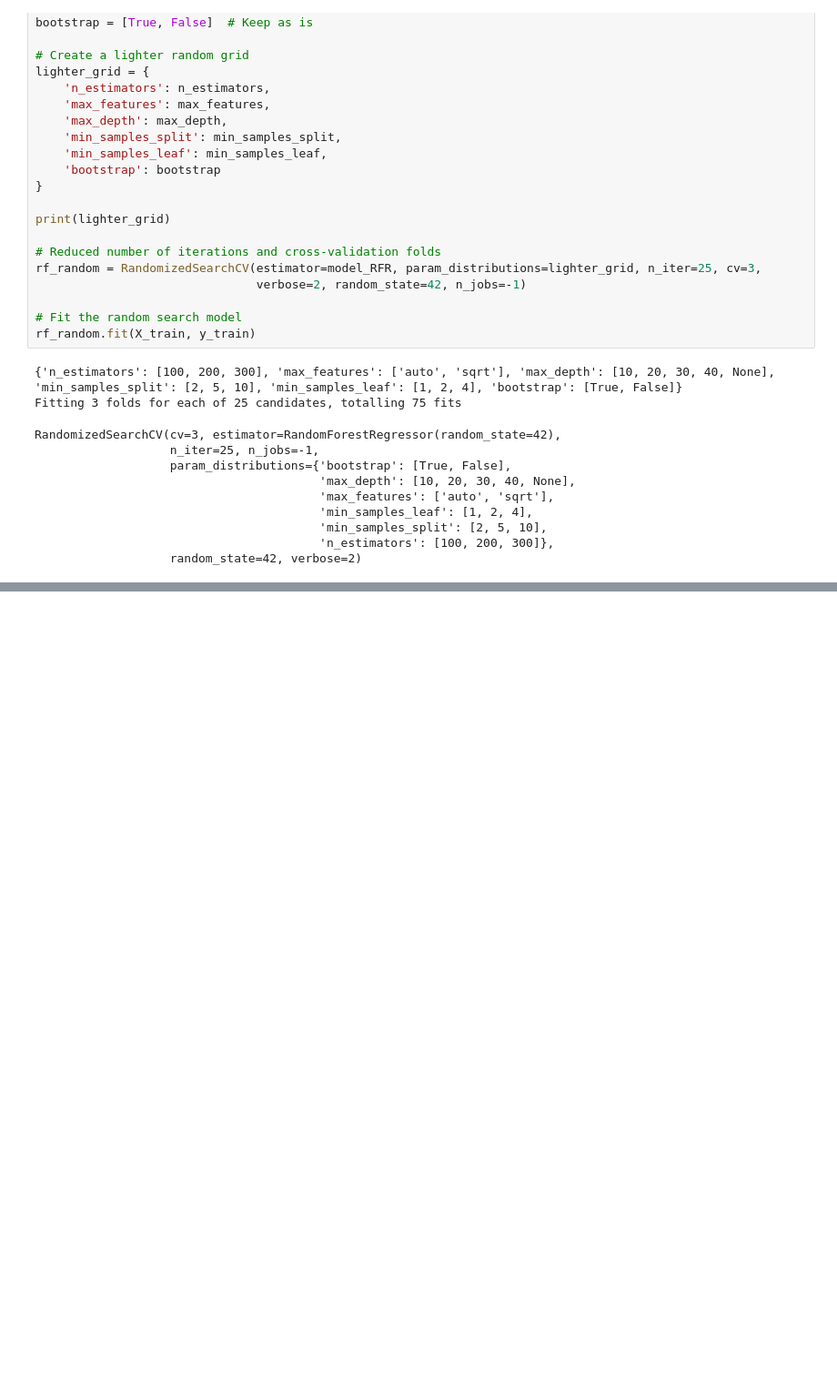
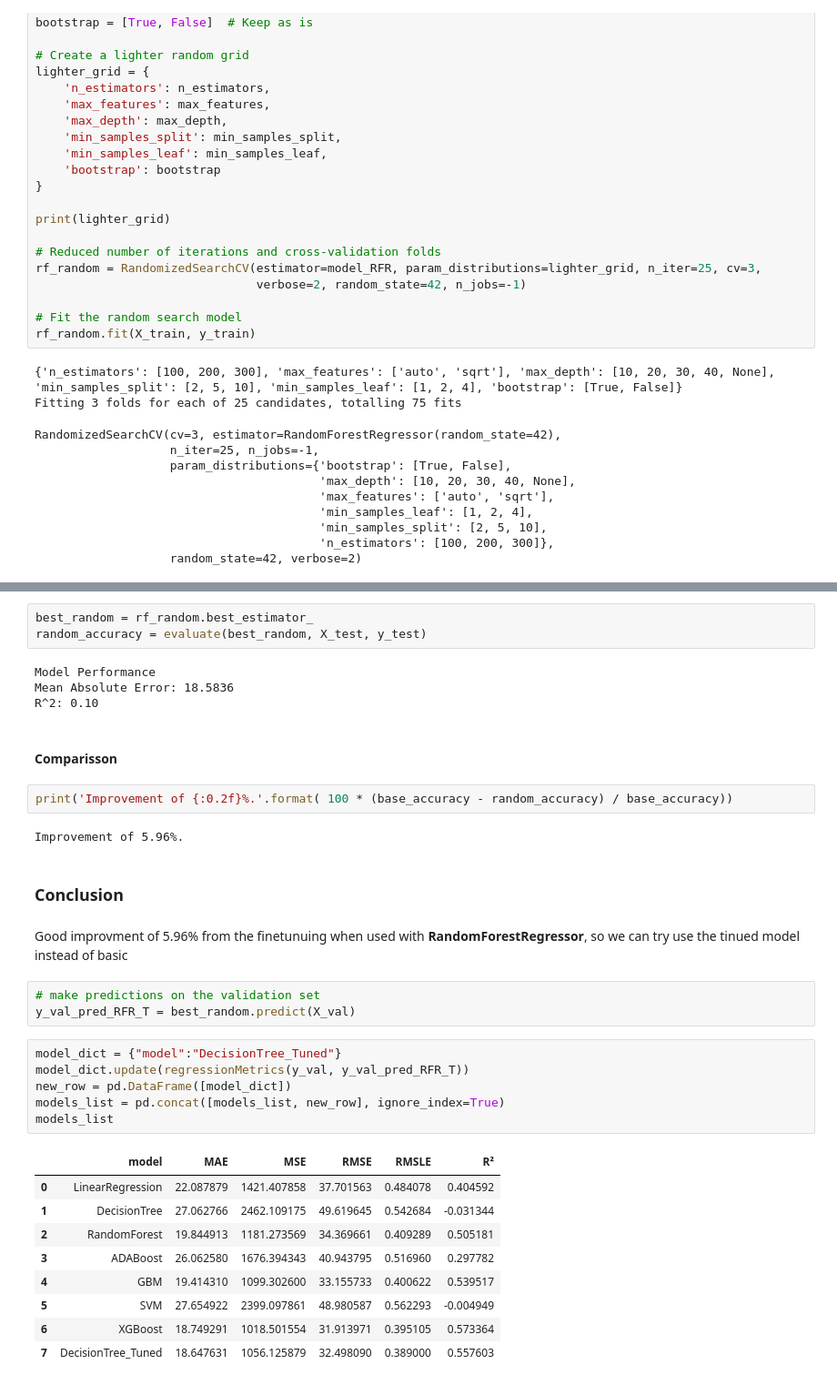
Before and after one commit to hajyhia/Airbnb_Berlin_Price_predic, a Jupyter notebook: Airbnb_Berlin_Model_Selection.ipynb, the cells around one changed output, grey strips where cells are left out. Shown at 91% size. Drawn from its saved outputs; the diff is of its cells as text; blank space fills up the shorter version.

```diff
--- a/Airbnb_Berlin_Model_Selection.ipynb
+++ b/Airbnb_Berlin_Model_Selection.ipynb
@@ -837,0 +856,36 @@ def evaluate(model, test_features, test_labels):
+# %%
+best_random = rf_random.best_estimator_
+random_accuracy = evaluate(best_random, X_test, y_test)
+# %% [output]
+Model Performance
+Mean Absolute Error: 18.5836
+R^2: 0.10
+# %% [markdown]
+#### Comparisson
+# %%
+print('Improvement of {:0.2f}%.'.format( 100 * (base_accuracy - random_accuracy) / base_accuracy))
+# %% [output]
+Improvement of 5.96%.
+# %% [markdown]
+### Conclusion
+# %% [markdown]
+Good improvment of 5.96% from the finetunuing when used with **RandomForestRegressor**, so we can try use the tinued model instead of basic
+# %%
+# make predictions on the validation set
+y_val_pred_RFR_T = best_random.predict(X_val)
+# %%
+model_dict = {"model":"DecisionTree_Tuned"}
+model_dict.update(regressionMetrics(y_val, y_val_pred_RFR_T))
+new_row = pd.DataFrame([model_dict])
+models_list = pd.concat([models_list, new_row], ignore_index=True)
+models_list
+# %% [output]
+|  | model | MAE | MSE | RMSE | RMSLE | R² |
+| 0 | LinearRegression | 22.087879 | 1421.407858 | 37.701563 | 0.484078 | 0.404592 |
+| 1 | DecisionTree | 27.062766 | 2462.109175 | 49.619645 | 0.542684 | -0.031344 |
+| 2 | RandomForest | 19.844913 | 1181.273569 | 34.369661 | 0.409289 | 0.505181 |
+| 3 | ADABoost | 26.062580 | 1676.394343 | 40.943795 | 0.516960 | 0.297782 |
+| 4 | GBM | 19.414310 | 1099.302600 | 33.155733 | 0.400622 | 0.539517 |
+| 5 | SVM | 27.654922 | 2399.097861 | 48.980587 | 0.562293 | -0.004949 |
+| 6 | XGBoost | 18.749291 | 1018.501554 | 31.913971 | 0.395105 | 0.573364 |
+| 7 | DecisionTree_Tuned | 18.647631 | 1056.125879 | 32.498090 | 0.389000 | 0.557603 |
```
Also changed, not shown: parts of 7 cells of this notebook.
